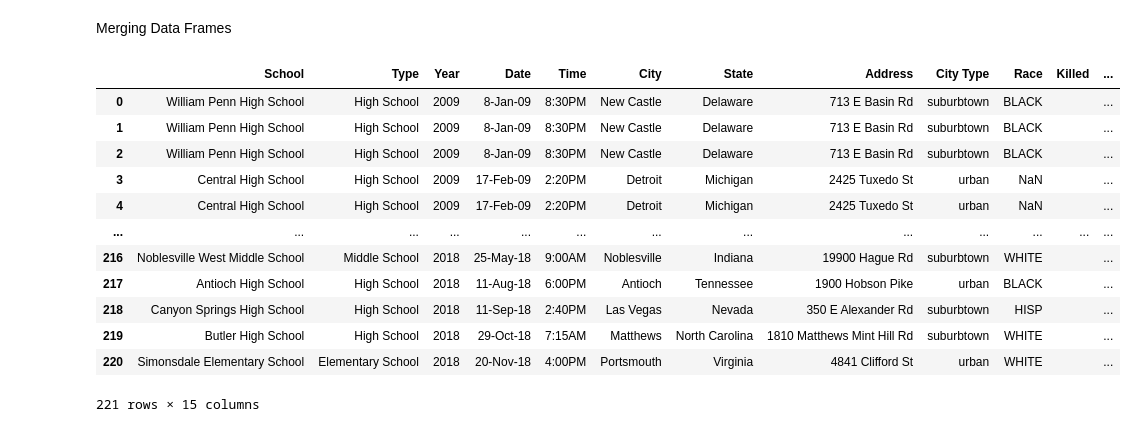
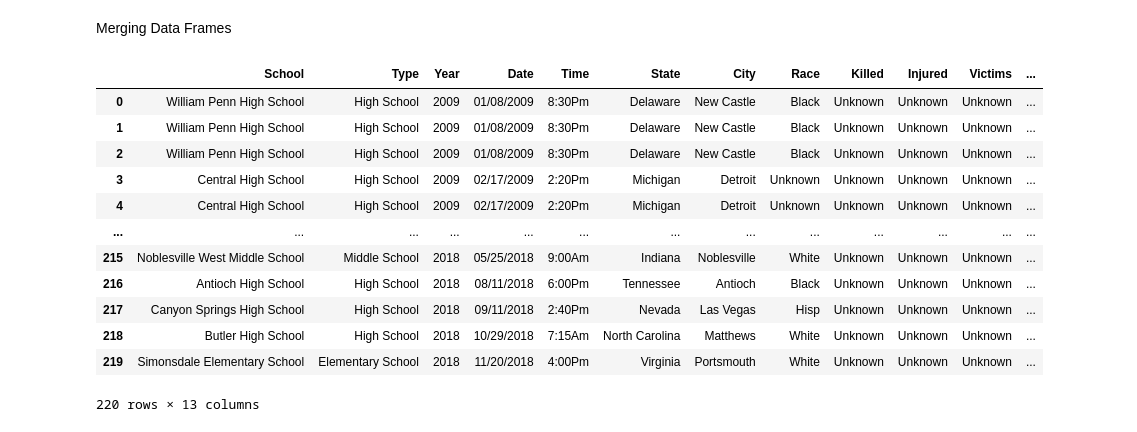
Before and after one commit to LeviEzra1/Project1_team4, a Jupyter notebook: Vivian_analysis/data_draft.ipynb, the cells around one changed output. Cells and saved outputs as stored; diff of their text form; code cells hidden in the pictures.

```diff
--- a/Vivian_analysis/data_draft.ipynb
+++ b/Vivian_analysis/data_draft.ipynb
@@ -92,0 +73,43 @@ clean_2_df
+# %%
+# Organizing available columns in desired order
+clean_2_df = pd.DataFrame(kaggle_2_df[["school","year","date","time","city","state","killed","injured","long","lat"]])
+
+# Convert "Date" column to datetime
+clean_2_df["date"] = pd.to_datetime(clean_2_df["date"])
+
+# Format the 'Date' column for display
+clean_2_df["date"] = clean_2_df["date"].dt.strftime("%m/%d/%Y")
+
+# Renaming the columns
+clean_2_df.rename(columns={"long": "Longitude","lat": "Latitude"}, inplace=True)
+
+# Proper case the columns
+clean_2_df.columns = [col.title() if col.islower() else col for col in clean_2_df]
+
+# Proper case the rows
+clean_2_df = clean_2_df.map(lambda x: x.title() if isinstance(x, str) else x)
+
+# Adding empty columns that match first dataframe
+clean_2_df["Type"] = "Unknown"
+clean_2_df["City Type"] = "Unknown"
+clean_2_df["Race"] = "Unknown"
+clean_2_df["Victims"] = "Unknown"
+
+# Extract school type from the 'School' column and put it in the 'Type' column
+clean_2_df.loc[clean_2_df["School"].str.contains("High School", case=False, na=False), "Type"] = "High School"
+clean_2_df.loc[clean_2_df["School"].str.contains("Middle School", case=False, na=False), "Type"] = "Middle School"
+clean_2_df.loc[clean_2_df["School"].str.contains("Elementary School", case=False, na=False), "Type"] = "Elementary School"
+clean_2_df.loc[clean_2_df["School"].str.contains("Junior High", case=False, na=False), "Type"] = "Middle School"
+
+
+# Rearranging new columns and the first dataframe into desired order
+clean_2_df = pd.DataFrame(clean_2_df[["School","Type","Year","Date","Time","City","State","City Type","Race","Killed","Injured","Victims","Longitude","Latitude"]])
+
+# Replace NaN with "Unknown"
+clean_2_df = clean_2_df.fillna("Unknown")
+
+# Adding the newly labeled data into a new csv for cleanliness
+clean_2_path = Path("clean 2.csv")
+clean_2_df.to_csv(clean_2_path, index=False)
+
+clean_2_df
@@ -139,26 +204,26 @@ Merging Data Frames
 # %%
 # Merging with specified suffixes
 merged_df = pd.merge(clean_1_df, clean_2_df, on="School", suffixes=('_clean1', '_clean2'))
 final_df = pd.merge(merged_df, clean_3_df, on="School", suffixes=('_merged', '_clean3'))
 
 # Selecting only the desired columns
-final_df = final_df[['School', 'Type_clean1', 'Year_clean1', 'Date_clean1', 'Time_clean1', 'City_clean1', 'State_clean1', 'Address_clean1', 'City Type_clean1', 'Race_clean1', 'Killed', 'Injured', 'Victims', 'Longitude', 'Latitude']]
+final_df = final_df[['School', 'Type_clean1', 'Year_clean1', 'Date_clean1', 'Time_clean1', 'State_clean1', 'City_clean1', 'Race_clean1', 'Killed', 'Injured', 'Victims', 'Longitude', 'Latitude']]
 
 # Renaming the columns
 final_df.rename(columns={"Type_clean1": "Type","Year_clean1": "Year","Date_clean1": "Date","Time_clean1": "Time","City_clean1": "City","State_clean1": "State","Address_clean1": "Address","City Type_clean1": "City Type","Race_clean1": "Race"}, inplace=True)
 
 final_df
 # %% [output]
-|  | School | Type | Year | Date | Time | City | State | Address | City Type | Race | Killed | ... |
-| 0 | William Penn High School | High School | 2009 | 8-Jan-09 | 8:30PM | New Castle | Delaware | 713 E Basin Rd | suburbtown | BLACK |  | ... |
-| 1 | William Penn High School | High School | 2009 | 8-Jan-09 | 8:30PM | New Castle | Delaware | 713 E Basin Rd | suburbtown | BLACK |  | ... |
-| 2 | William Penn High School | High School | 2009 | 8-Jan-09 | 8:30PM | New Castle | Delaware | 713 E Basin Rd | suburbtown | BLACK |  | ... |
-| 3 | Central High School | High School | 2009 | 17-Feb-09 | 2:20PM | Detroit | Michigan | 2425 Tuxedo St | urban | NaN |  | ... |
-| 4 | Central High School | High School | 2009 | 17-Feb-09 | 2:20PM | Detroit | Michigan | 2425 Tuxedo St | urban | NaN |  | ... |
+|  | School | Type | Year | Date | Time | State | City | Race | Killed | Injured | Victims | ... |
+| 0 | William Penn High School | High School | 2009 | 01/08/2009 | 8:30Pm | Delaware | New Castle | Black | Unknown | Unknown | Unknown | ... |
+| 1 | William Penn High School | High School | 2009 | 01/08/2009 | 8:30Pm | Delaware | New Castle | Black | Unknown | Unknown | Unknown | ... |
+| 2 | William Penn High School | High School | 2009 | 01/08/2009 | 8:30Pm | Delaware | New Castle | Black | Unknown | Unknown | Unknown | ... |
+| 3 | Central High School | High School | 2009 | 02/17/2009 | 2:20Pm | Michigan | Detroit | Unknown | Unknown | Unknown | Unknown | ... |
+| 4 | Central High School | High School | 2009 | 02/17/2009 | 2:20Pm | Michigan | Detroit | Unknown | Unknown | Unknown | Unknown | ... |
 | ... | ... | ... | ... | ... | ... | ... | ... | ... | ... | ... | ... | ... |
-| 216 | Noblesville West Middle School | Middle School | 2018 | 25-May-18 | 9:00AM | Noblesville | Indiana | 19900 Hague Rd | suburbtown | WHITE |  | ... |
-| 217 | Antioch High School | High School | 2018 | 11-Aug-18 | 6:00PM | Antioch | Tennessee | 1900 Hobson Pike | urban | BLACK |  | ... |
-| 218 | Canyon Springs High School | High School | 2018 | 11-Sep-18 | 2:40PM | Las Vegas | Nevada | 350 E Alexander Rd | suburbtown | HISP |  | ... |
-| 219 | Butler High School | High School | 2018 | 29-Oct-18 | 7:15AM | Matthews | North Carolina | 1810 Matthews Mint Hill Rd | suburbtown | WHITE |  | ... |
-| 220 | Simonsdale Elementary School | Elementary School | 2018 | 20-Nov-18 | 4:00PM | Portsmouth | Virginia | 4841 Clifford St | urban | WHITE |  | ... |
+| 215 | Noblesville West Middle School | Middle School | 2018 | 05/25/2018 | 9:00Am | Indiana | Noblesville | White | Unknown | Unknown | Unknown | ... |
+| 216 | Antioch High School | High School | 2018 | 08/11/2018 | 6:00Pm | Tennessee | Antioch | Black | Unknown | Unknown | Unknown | ... |
+| 217 | Canyon Springs High School | High School | 2018 | 09/11/2018 | 2:40Pm | Nevada | Las Vegas | Hisp | Unknown | Unknown | Unknown | ... |
+| 218 | Butler High School | High School | 2018 | 10/29/2018 | 7:15Am | North Carolina | Matthews | White | Unknown | Unknown | Unknown | ... |
+| 219 | Simonsdale Elementary School | Elementary School | 2018 | 11/20/2018 | 4:00Pm | Virginia | Portsmouth | White | Unknown | Unknown | Unknown | ... |
-221 rows × 15 columns
+220 rows × 13 columns
```
Also changed, not shown: parts of 6 cells of this notebook, 3 other files.
